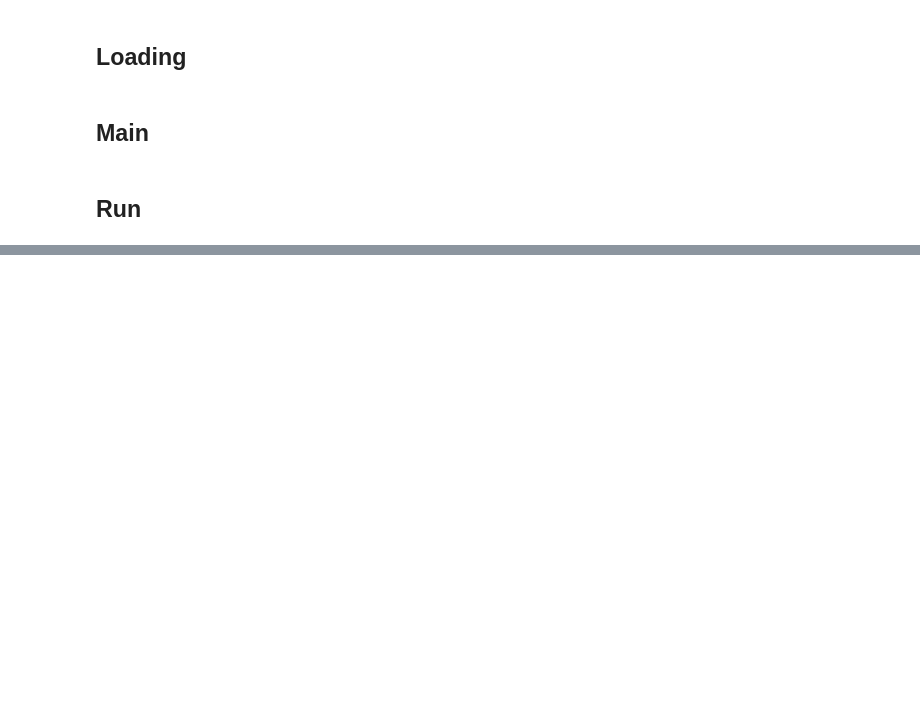
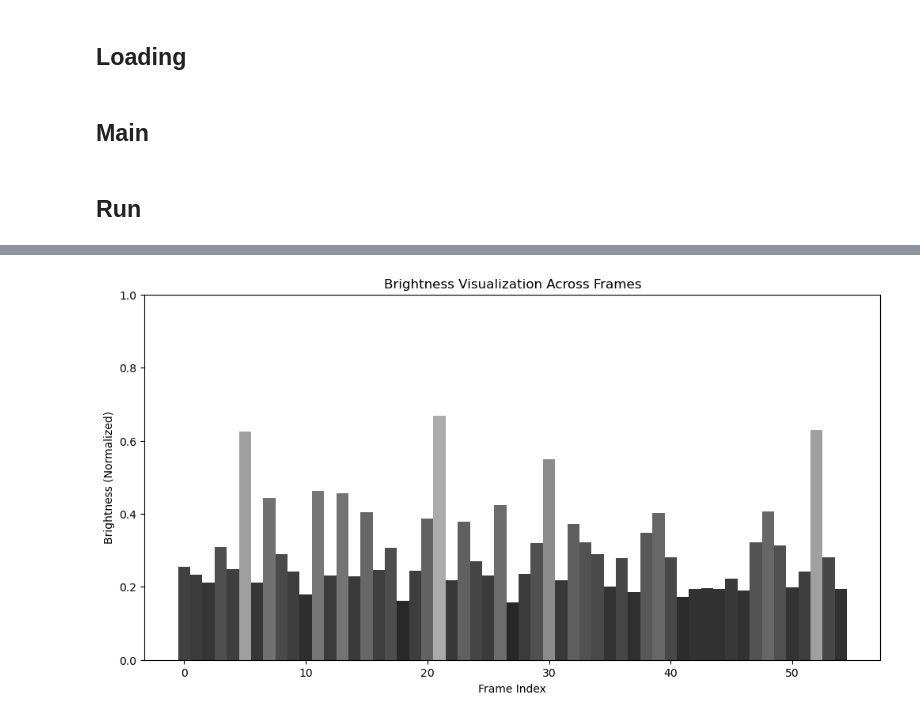
Before and after one commit to MichaelCrosson/YoutubeVideoAnalysis, a Jupyter notebook: ImageCNN.ipynb, the cells around one changed output, grey strips where cells are left out. Drawn from its saved outputs; the diff is of its cells as text; code cells hidden in the pictures; blank space fills up the shorter version.

```diff
--- a/ImageCNN.ipynb
+++ b/ImageCNN.ipynb
@@ -217,3 +268,35 @@ Combining features into a DataFrame...
+# %%
+import matplotlib.pyplot as plt
+import numpy as np
+
+def plot_brightness(feature_df):
+    # Extract brightness values
+    brightness = feature_df["brightness"].values
+
+    # Create a figure
+    plt.figure(figsize=(12, 6))
+
+    # Normalize brightness for color mapping (grayscale between 0 and 1)
+    brightness_normalized = np.clip(brightness, 0, 1)
+
+    # Loop through each frame's brightness and plot
+    for i, value in enumerate(brightness_normalized):
+        # Use grayscale for color (same intensity for R, G, B)
+        gray_color = (value, value, value)
+        plt.bar(i, value, color=gray_color, width=1.0, edgecolor='none')
+
+    # Add plot details
+    plt.title("Brightness Visualization Across Frames")
+    plt.xlabel("Frame Index")
+    plt.ylabel("Brightness (Normalized)")
+    plt.ylim(0, 1)  # Brightness is normalized between 0 and 1
+    plt.show()
+
+# Example usage
+# Assuming `feature_df` is your dataframe with the given structure
+plot_brightness(df_results)
+# %% [output]
+[figure, added]
 # %%
 from sklearn.preprocessing import StandardScaler
 
```
Also changed, not shown: parts of 6 cells of this notebook.
